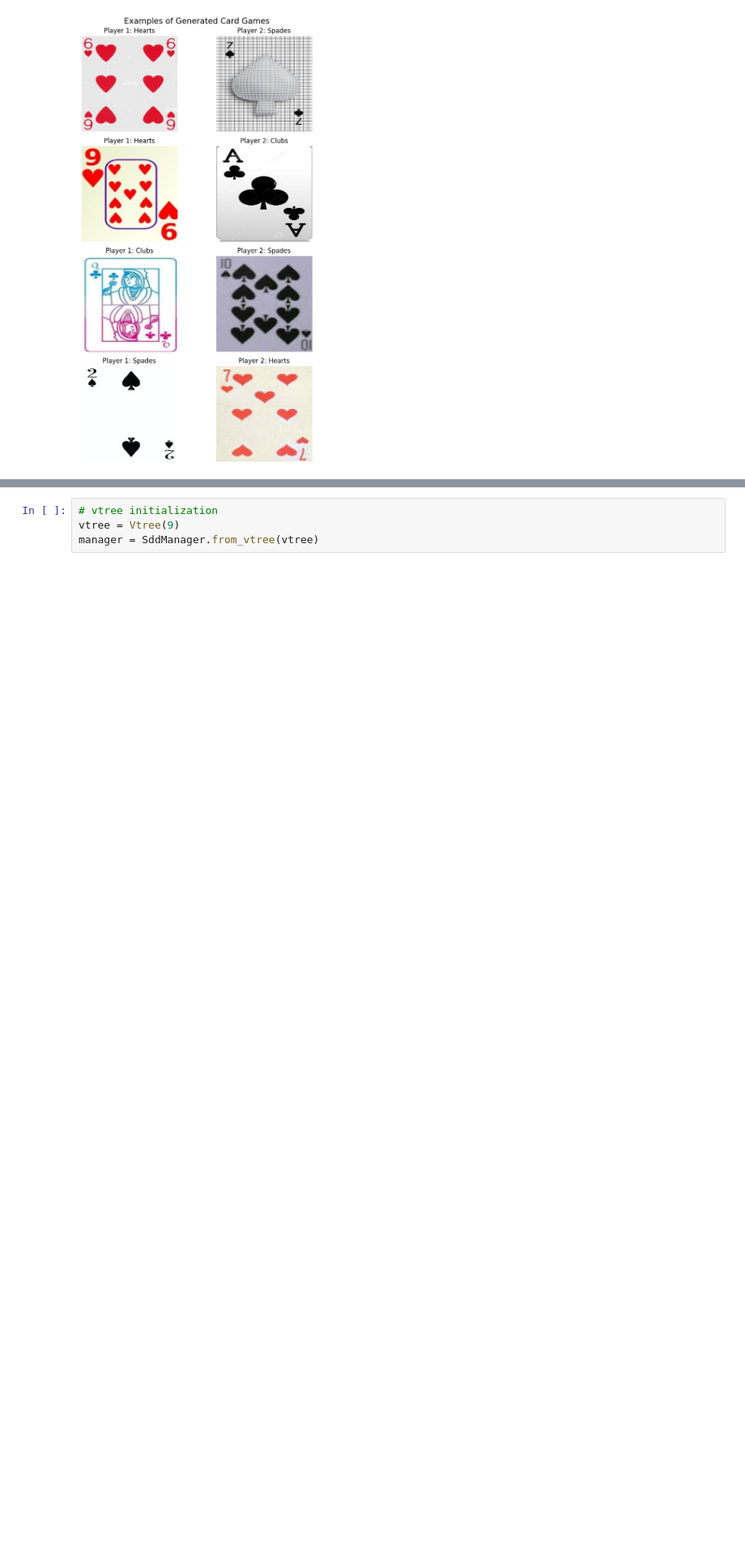
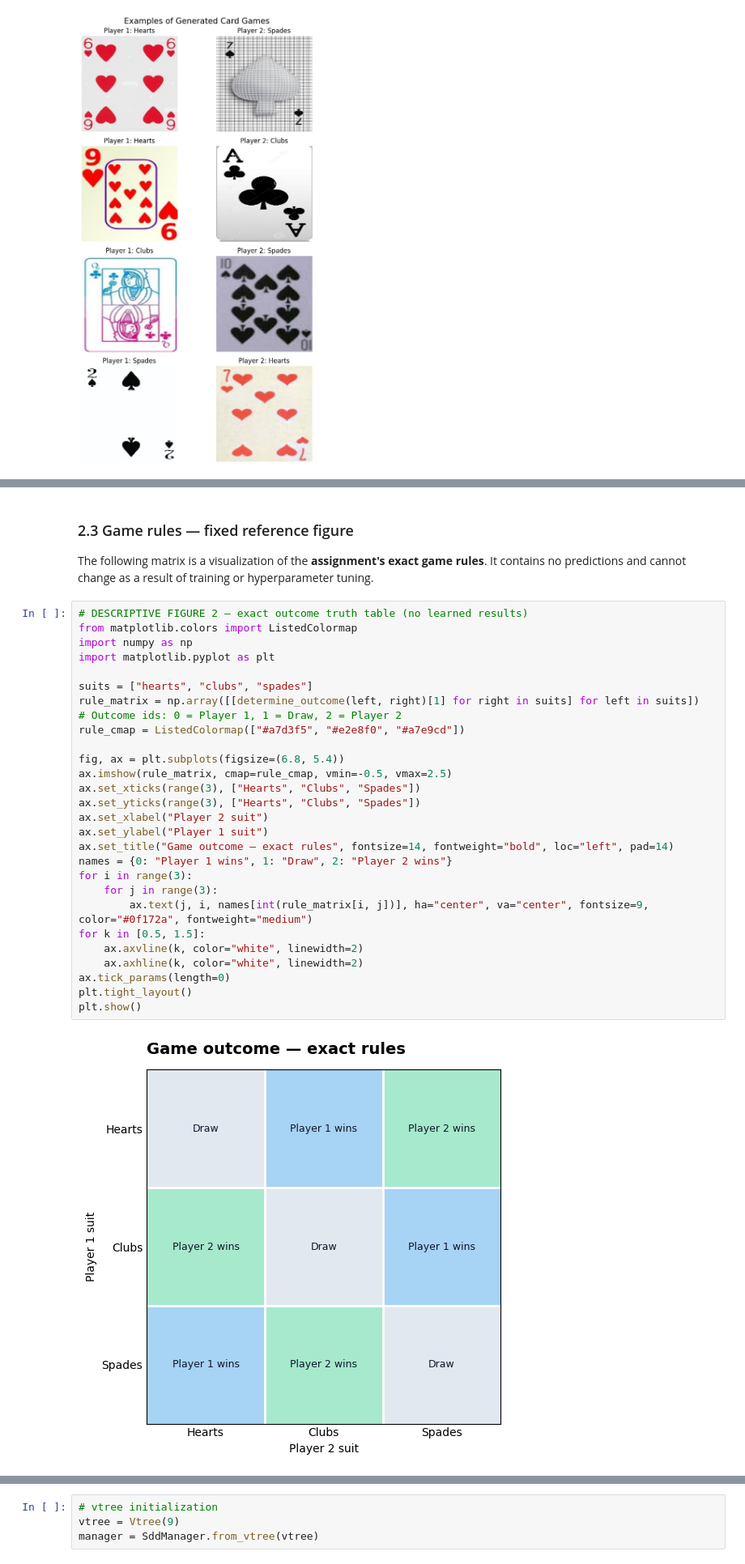
Before and after one commit to alexmando/NeuroSymbolic_CardGame, a Jupyter notebook: CardGame_SemanticLoss_(3).ipynb, the cells around one changed output, grey strips where cells are left out. Shown at 81% size. Cells and saved outputs as stored; diff of their text form; blank space fills up the shorter version.

```diff
--- a/CardGame_SemanticLoss_(3).ipynb
+++ b/CardGame_SemanticLoss_(3).ipynb
@@ -492,0 +404,34 @@ The **validation set** is used for hyperparameter selection and model configurat
+# %% [markdown]
+### 2.3 Game rules — fixed reference figure
+
+The following matrix is a visualization of the **assignment's exact game rules**. It contains no predictions and cannot change as a result of training or hyperparameter tuning.
+# %%
+# DESCRIPTIVE FIGURE 2 — exact outcome truth table (no learned results)
+from matplotlib.colors import ListedColormap
+import numpy as np
+import matplotlib.pyplot as plt
+
+suits = ["hearts", "clubs", "spades"]
+rule_matrix = np.array([[determine_outcome(left, right)[1] for right in suits] for left in suits])
+# Outcome ids: 0 = Player 1, 1 = Draw, 2 = Player 2
+rule_cmap = ListedColormap(["#a7d3f5", "#e2e8f0", "#a7e9cd"])
+
+fig, ax = plt.subplots(figsize=(6.8, 5.4))
+ax.imshow(rule_matrix, cmap=rule_cmap, vmin=-0.5, vmax=2.5)
+ax.set_xticks(range(3), ["Hearts", "Clubs", "Spades"])
+ax.set_yticks(range(3), ["Hearts", "Clubs", "Spades"])
+ax.set_xlabel("Player 2 suit")
+ax.set_ylabel("Player 1 suit")
+ax.set_title("Game outcome — exact rules", fontsize=14, fontweight="bold", loc="left", pad=14)
+names = {0: "Player 1 wins", 1: "Draw", 2: "Player 2 wins"}
+for i in range(3):
+    for j in range(3):
+        ax.text(j, i, names[int(rule_matrix[i, j])], ha="center", va="center", fontsize=9, color="#0f172a", fontweight="medium")
+for k in [0.5, 1.5]:
+    ax.axvline(k, color="white", linewidth=2)
+    ax.axhline(k, color="white", linewidth=2)
+ax.tick_params(length=0)
+plt.tight_layout()
+plt.show()
+# %% [output]
+[figure, added]
```
Also changed, not shown: parts of 83 cells of this notebook.
